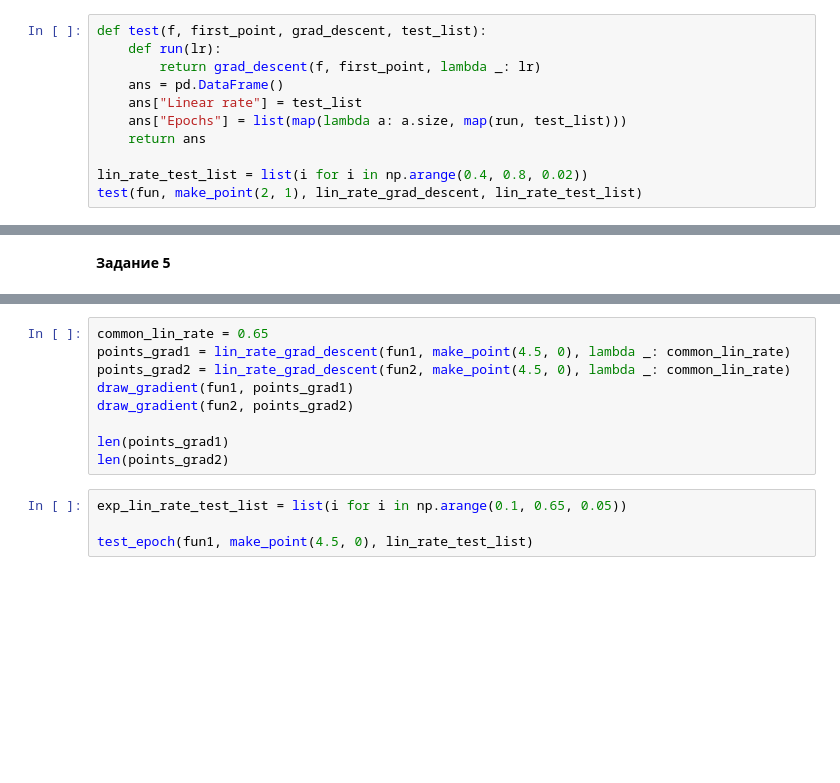
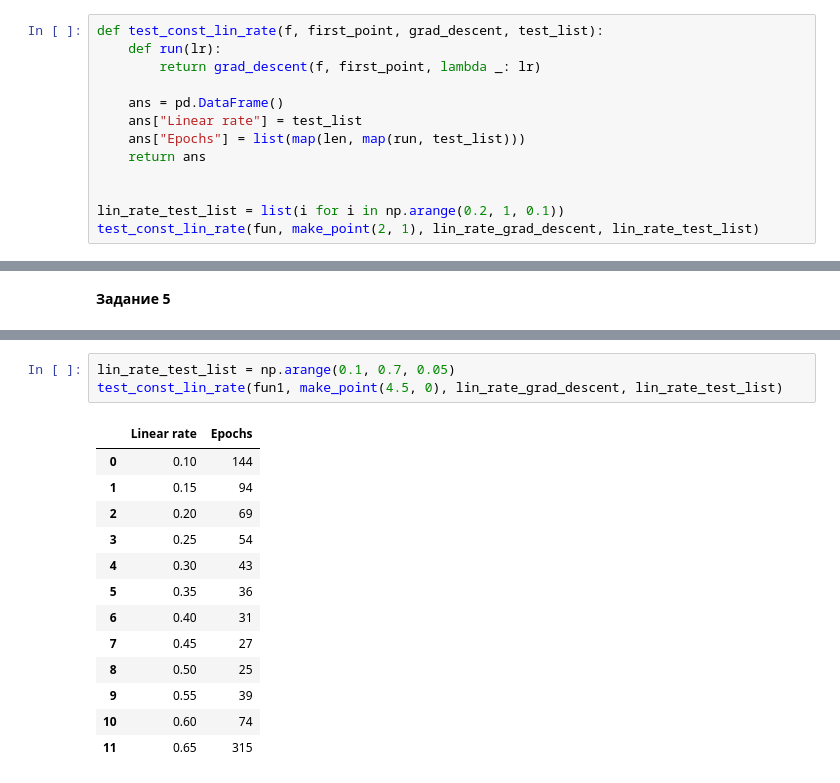
Before and after one commit to labs-metoptim/lab-metopt-1, a Jupyter notebook: test.ipynb, the cells around one changed output, grey strips where cells are left out. Cells and saved outputs as stored; diff of their text form; blank space fills up the shorter version.

```diff
--- a/test.ipynb
+++ b/test.ipynb
@@ -75,13 +85,15 @@ def lin_rate_grad_descent(f, first_point, lin_rate):
 # %% [markdown]
 Посмотрим, за сколько шагов наш градиентный спуск приходит к минимуму в зависимости от параметра linear_rate
 # %%
-def test(f, first_point, grad_descent, test_list):
+def test_const_lin_rate(f, first_point, grad_descent, test_list):
     def run(lr):
         return grad_descent(f, first_point, lambda _: lr)
+
     ans = pd.DataFrame()
     ans["Linear rate"] = test_list
-    ans["Epochs"] = list(map(lambda a: a.size, map(run, test_list)))
+    ans["Epochs"] = list(map(len, map(run, test_list)))
     return ans
 
-lin_rate_test_list = list(i for i in np.arange(0.4, 0.8, 0.02))
-test(fun, make_point(2, 1), lin_rate_grad_descent, lin_rate_test_list)
+
+lin_rate_test_list = list(i for i in np.arange(0.2, 1, 0.1))
+test_const_lin_rate(fun, make_point(2, 1), lin_rate_grad_descent, lin_rate_test_list)
@@ -211,13 +273,17 @@ draw_function(fun2)
-# %%
-common_lin_rate = 0.65
-points_grad1 = lin_rate_grad_descent(fun1, make_point(4.5, 0), lambda _: common_lin_rate)
-points_grad2 = lin_rate_grad_descent(fun2, make_point(4.5, 0), lambda _: common_lin_rate)
-draw_gradient(fun1, points_grad1)
-draw_gradient(fun2, points_grad2)
-
-len(points_grad1)
-len(points_grad2)
 # %%
-exp_lin_rate_test_list = list(i for i in np.arange(0.1, 0.65, 0.05))
-
-test_epoch(fun1, make_point(4.5, 0), lin_rate_test_list)
+lin_rate_test_list = np.arange(0.1, 0.7, 0.05)
+test_const_lin_rate(fun1, make_point(4.5, 0), lin_rate_grad_descent, lin_rate_test_list)
+# %% [output]
+|  | Linear rate | Epochs |
+| 0 | 0.10 | 144 |
+| 1 | 0.15 | 94 |
+| 2 | 0.20 | 69 |
+| 3 | 0.25 | 54 |
+| 4 | 0.30 | 43 |
+| 5 | 0.35 | 36 |
+| 6 | 0.40 | 31 |
+| 7 | 0.45 | 27 |
+| 8 | 0.50 | 25 |
+| 9 | 0.55 | 39 |
+| 10 | 0.60 | 74 |
+| 11 | 0.65 | 315 |
```
Also changed, not shown: parts of 11 cells of this notebook.
